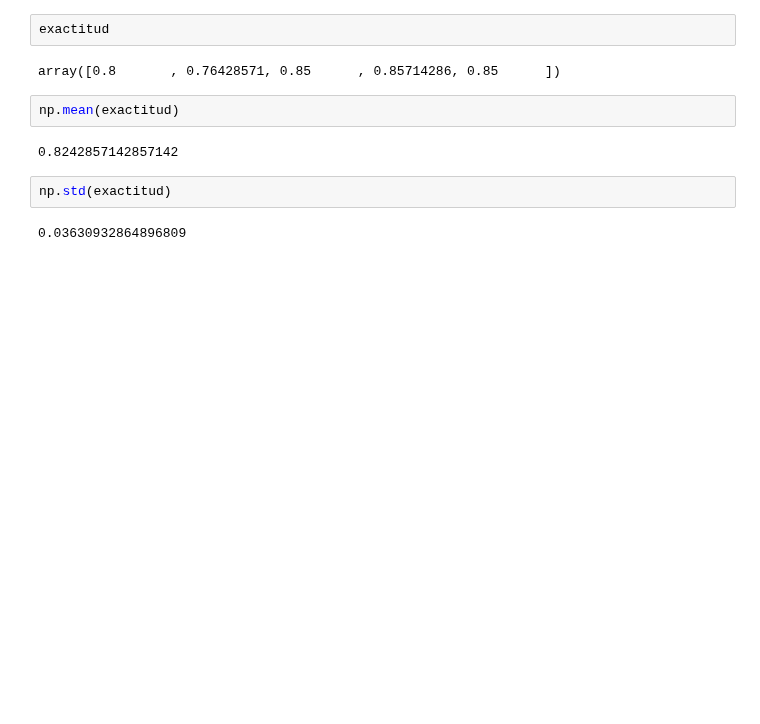
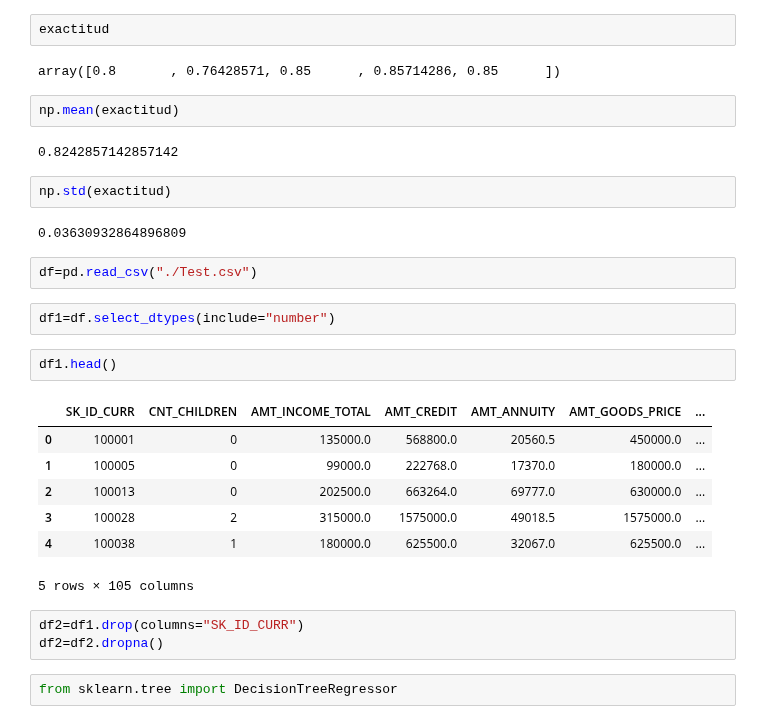
Before and after one commit to felixballestergoytia/Bootcamp_Sep2022, a Jupyter notebook: Validaciones_Cruzadas/validacion_cruzada.ipynb, the cells around one changed output. Saved outputs shown, nothing was run; the diff lists cells and outputs as text; blank space fills up the shorter version.

```diff
--- a/Validaciones_Cruzadas/validacion_cruzada.ipynb
+++ b/Validaciones_Cruzadas/validacion_cruzada.ipynb
@@ -175,3 +175,22 @@ np.mean(exactitud)
 np.std(exactitud)
 # %% [output]
 0.03630932864896809
+# %%
+df=pd.read_csv("./Test.csv")
+# %%
+df1=df.select_dtypes(include="number")
+# %%
+df1.head()
+# %% [output]
+|  | SK_ID_CURR | CNT_CHILDREN | AMT_INCOME_TOTAL | AMT_CREDIT | AMT_ANNUITY | AMT_GOODS_PRICE | ... |
+| 0 | 100001 | 0 | 135000.0 | 568800.0 | 20560.5 | 450000.0 | ... |
+| 1 | 100005 | 0 | 99000.0 | 222768.0 | 17370.0 | 180000.0 | ... |
+| 2 | 100013 | 0 | 202500.0 | 663264.0 | 69777.0 | 630000.0 | ... |
+| 3 | 100028 | 2 | 315000.0 | 1575000.0 | 49018.5 | 1575000.0 | ... |
+| 4 | 100038 | 1 | 180000.0 | 625500.0 | 32067.0 | 625500.0 | ... |
+5 rows × 105 columns
+# %%
+df2=df1.drop(columns="SK_ID_CURR")
+df2=df2.dropna()
+# %%
+from sklearn.tree import DecisionTreeRegressor
```
Also changed, not shown: parts of 7 cells of this notebook.
